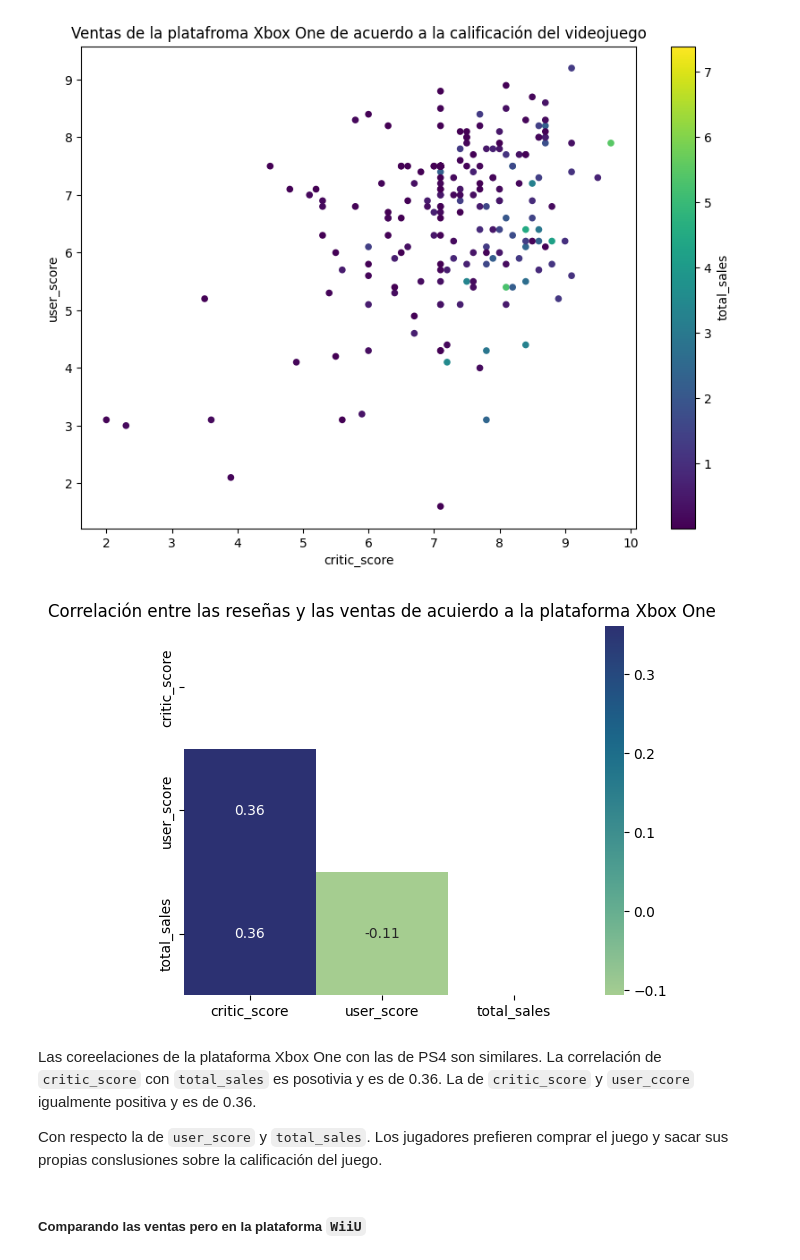
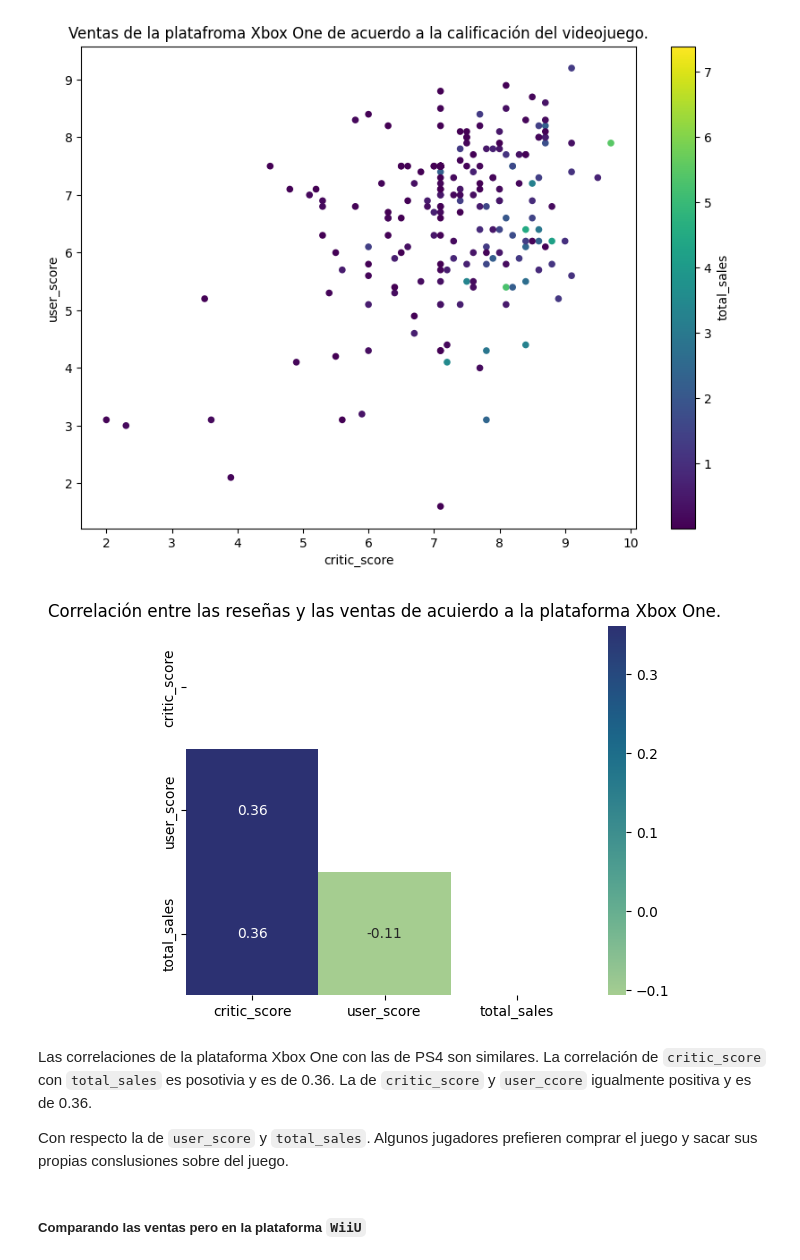
Before and after one commit to Car27VeP/AED_videojuegos, a Jupyter notebook: AED_games.ipynb, the cells around one changed output. Drawn from its saved outputs; the diff is of its cells as text; code cells hidden in the pictures.

```diff
--- a/AED_games.ipynb
+++ b/AED_games.ipynb
@@ -576,16 +576,16 @@ plt.show()
 # %%
 data=df_games.query(mask_xbox)[scores_total_sales]
 heatmap_mask = np.triu(np.ones_like(data.corr()))
 
 sns.heatmap(data.corr(), annot=True, cmap="crest",mask= heatmap_mask)
-plt.title('Correlación entre las reseñas y las ventas de acuierdo a la plataforma Xbox One')
+plt.title('Correlación entre las reseñas y las ventas de acuierdo a la plataforma Xbox One.')
 plt.show()
 # %% [output]
-[figure, old version]
+[figure, new version]
 # %% [markdown]
-Las coreelaciones de la plataforma Xbox One con las de PS4 son similares. La correlación de `critic_score` con `total_sales` es posotivia y es de 0.36. La de `critic_score` y `user_ccore` igualmente positiva y es de 0.36.
+Las correlaciones de la plataforma Xbox One con las de PS4 son similares. La correlación de `critic_score` con `total_sales` es posotivia y es de 0.36. La de `critic_score` y `user_ccore` igualmente positiva y es de 0.36.
 
-Con respecto la de `user_score` y `total_sales`. Los jugadores prefieren comprar el juego y sacar sus propias conslusiones sobre la calificación del juego.
+Con respecto la de `user_score` y `total_sales`. Algunos jugadores prefieren comprar el juego y sacar sus propias conslusiones sobre del juego.
 # %% [markdown]
 ##### Comparando las ventas pero en la plataforma `WiiU`
 # %%
```
Also changed, not shown: parts of 47 cells of this notebook.
